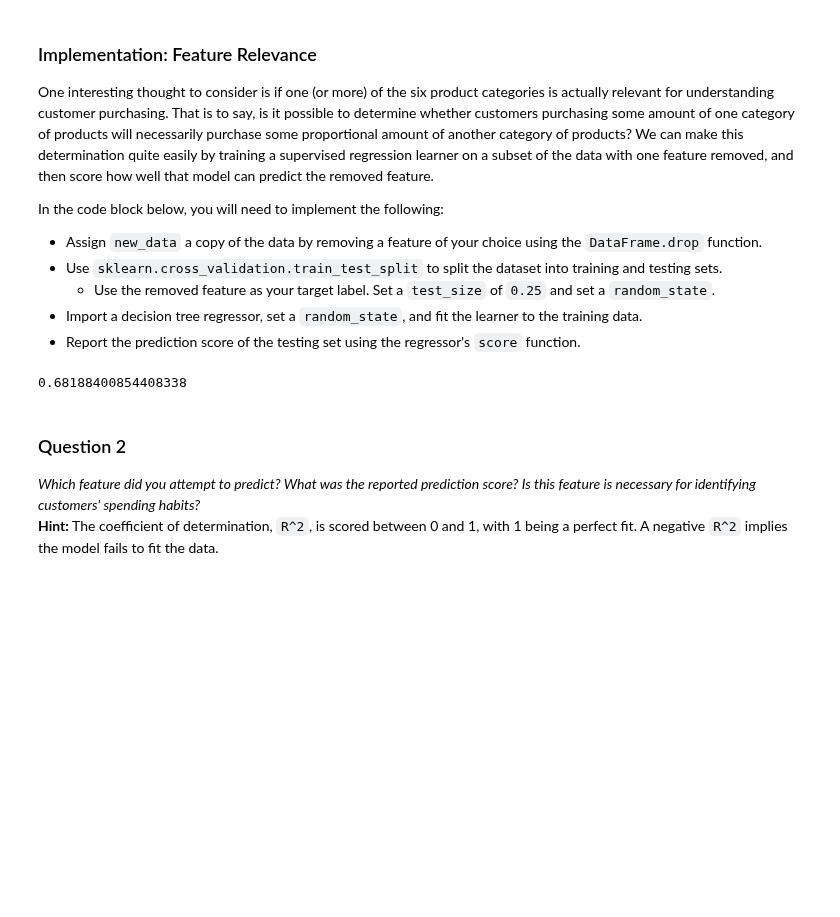
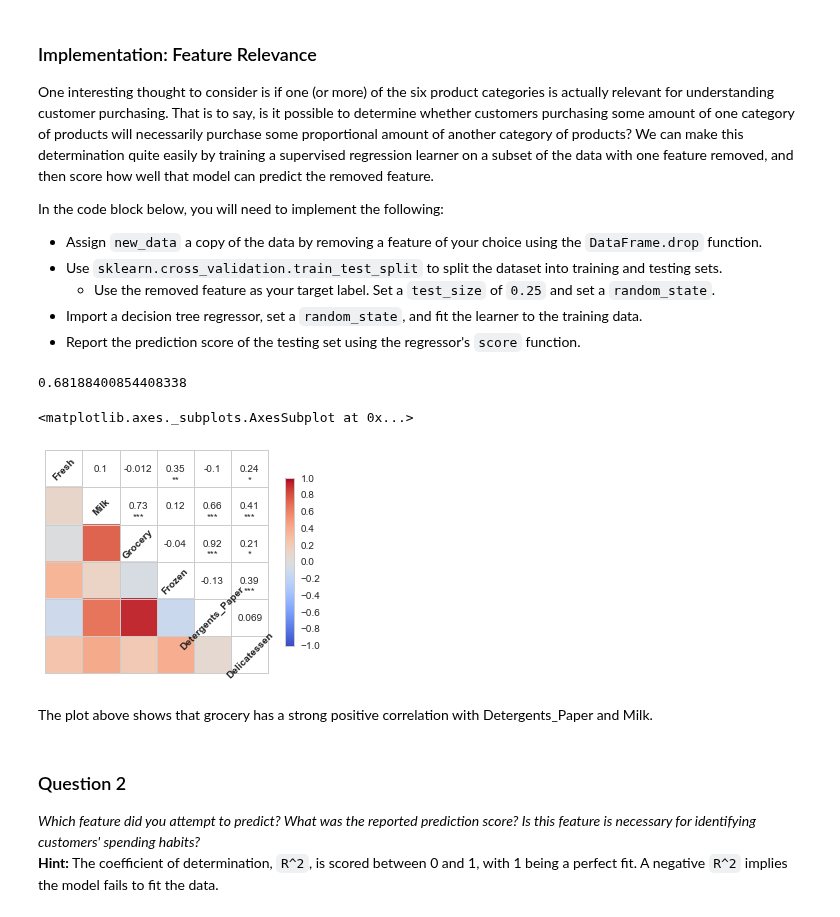
Before and after one commit to baumanab/Udacity_MachineLearningEngineer_ND, a Jupyter notebook: projects/creating_customer_segments/customer_segments.ipynb, the cells around one changed output. Cells and saved outputs as stored; diff of their text form; code cells hidden in the pictures; blank space fills up the shorter version.

```diff
--- a/projects/creating_customer_segments/customer_segments.ipynb
+++ b/projects/creating_customer_segments/customer_segments.ipynb
@@ -148,6 +148,14 @@ score = regressor.score(X_test, y_test)
 score
 # %% [output]
 0.68188400854408338
+# %%
+# visualize correlations and calculate p-values
+sns.corrplot(data)
+# %% [output]
+<matplotlib.axes._subplots.AxesSubplot at 0x...>
+[figure, added]
+# %% [markdown]
+The plot above shows that grocery has a strong positive correlation with Detergents_Paper and Milk.
 # %% [markdown]
 ### Question 2
 *Which feature did you attempt to predict? What was the reported prediction score? Is this feature is necessary for identifying customers' spending habits?*
```
Also changed, not shown: parts of 13 cells of this notebook.
